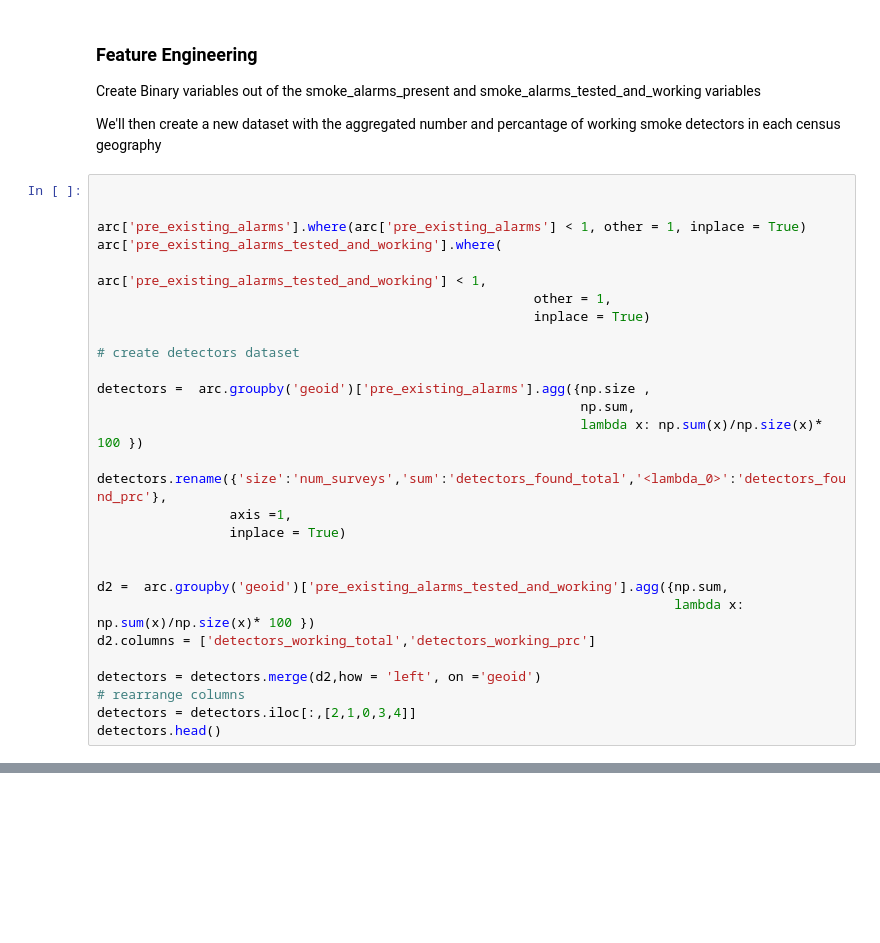
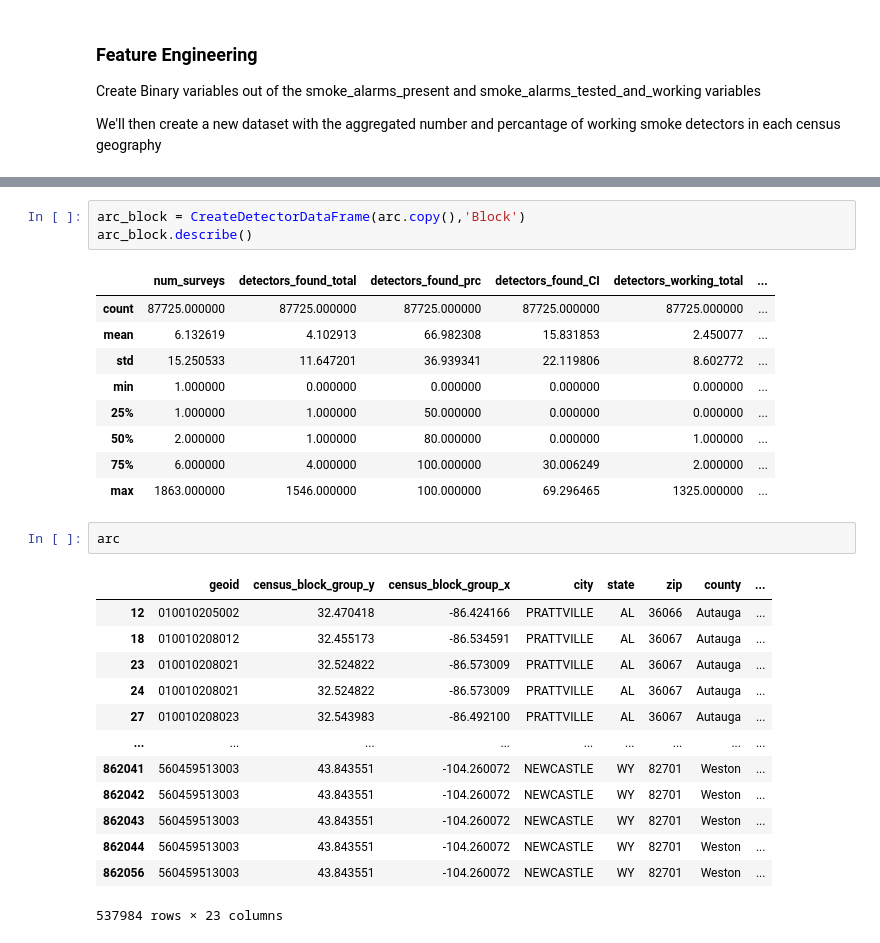
Before and after one commit to DataKind-DC/rcp2, a Jupyter notebook: Code/Models/Smoke_Alarm_Model.ipynb, the cells around one changed output, grey strips where cells are left out. Cells and saved outputs as stored; diff of their text form; blank space fills up the shorter version.

```diff
--- a/Code/Models/Smoke_Alarm_Model.ipynb
+++ b/Code/Models/Smoke_Alarm_Model.ipynb
@@ -152,31 +152,3 @@ Name: pre_existing_alarms_tested_and_working, dtype: float64
  Create Binary variables out of the smoke_alarms_present and smoke_alarms_tested_and_working variables
 
  We'll then create a new dataset with the aggregated number and percantage of working smoke detectors in each census geography
-# %%
-
-
-arc['pre_existing_alarms'].where(arc['pre_existing_alarms'] < 1, other = 1, inplace = True)
-arc['pre_existing_alarms_tested_and_working'].where(
-                                                    arc['pre_existing_alarms_tested_and_working'] < 1,
-                                                        other = 1,
-                                                        inplace = True)
-
-# create detectors dataset
-
-detectors =  arc.groupby('geoid')['pre_existing_alarms'].agg({np.size ,
-                                                              np.sum,
-                                                              lambda x: np.sum(x)/np.size(x)* 100 })
-
-detectors.rename({'size':'num_surveys','sum':'detectors_found_total','<lambda_0>':'detectors_found_prc'},
-                 axis =1,
-                 inplace = True)
-
-
-d2 =  arc.groupby('geoid')['pre_existing_alarms_tested_and_working'].agg({np.sum,
-                                                                          lambda x: np.sum(x)/np.size(x)* 100 })
-d2.columns = ['detectors_working_total','detectors_working_prc']
-
-detectors = detectors.merge(d2,how = 'left', on ='geoid')
-# rearrange columns
-detectors = detectors.iloc[:,[2,1,0,3,4]]
-detectors.head()
@@ -190,0 +279,29 @@ detectors.head()
+# %%
+arc_block = CreateDetectorDataFrame(arc.copy(),'Block')
+arc_block.describe()
+# %% [output]
+|  | num_surveys | detectors_found_total | detectors_found_prc | detectors_found_CI | detectors_working_total | ... |
+| count | 87725.000000 | 87725.000000 | 87725.000000 | 87725.000000 | 87725.000000 | ... |
+| mean | 6.132619 | 4.102913 | 66.982308 | 15.831853 | 2.450077 | ... |
+| std | 15.250533 | 11.647201 | 36.939341 | 22.119806 | 8.602772 | ... |
+| min | 1.000000 | 0.000000 | 0.000000 | 0.000000 | 0.000000 | ... |
+| 25% | 1.000000 | 1.000000 | 50.000000 | 0.000000 | 0.000000 | ... |
+| 50% | 2.000000 | 1.000000 | 80.000000 | 0.000000 | 1.000000 | ... |
+| 75% | 6.000000 | 4.000000 | 100.000000 | 30.006249 | 2.000000 | ... |
+| max | 1863.000000 | 1546.000000 | 100.000000 | 69.296465 | 1325.000000 | ... |
+# %%
+arc
+# %% [output]
+|  | geoid | census_block_group_y | census_block_group_x | city | state | zip | county | ... |
+| 12 | 010010205002 | 32.470418 | -86.424166 | PRATTVILLE | AL | 36066 | Autauga | ... |
+| 18 | 010010208012 | 32.455173 | -86.534591 | PRATTVILLE | AL | 36067 | Autauga | ... |
+| 23 | 010010208021 | 32.524822 | -86.573009 | PRATTVILLE | AL | 36067 | Autauga | ... |
+| 24 | 010010208021 | 32.524822 | -86.573009 | PRATTVILLE | AL | 36067 | Autauga | ... |
+| 27 | 010010208023 | 32.543983 | -86.492100 | PRATTVILLE | AL | 36067 | Autauga | ... |
+| ... | ... | ... | ... | ... | ... | ... | ... | ... |
+| 862041 | 560459513003 | 43.843551 | -104.260072 | NEWCASTLE | WY | 82701 | Weston | ... |
+| 862042 | 560459513003 | 43.843551 | -104.260072 | NEWCASTLE | WY | 82701 | Weston | ... |
+| 862043 | 560459513003 | 43.843551 | -104.260072 | NEWCASTLE | WY | 82701 | Weston | ... |
+| 862044 | 560459513003 | 43.843551 | -104.260072 | NEWCASTLE | WY | 82701 | Weston | ... |
+| 862056 | 560459513003 | 43.843551 | -104.260072 | NEWCASTLE | WY | 82701 | Weston | ... |
+537984 rows × 23 columns
```
Also changed, not shown: parts of 10 cells of this notebook.
